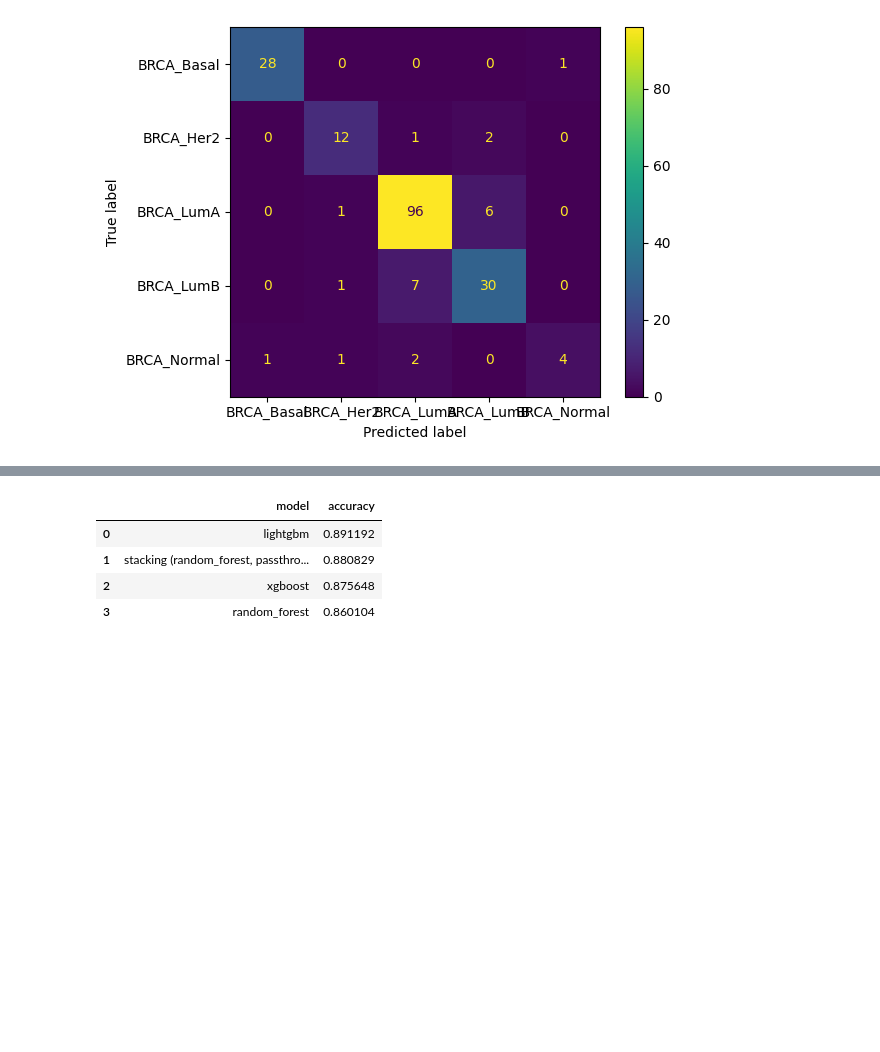
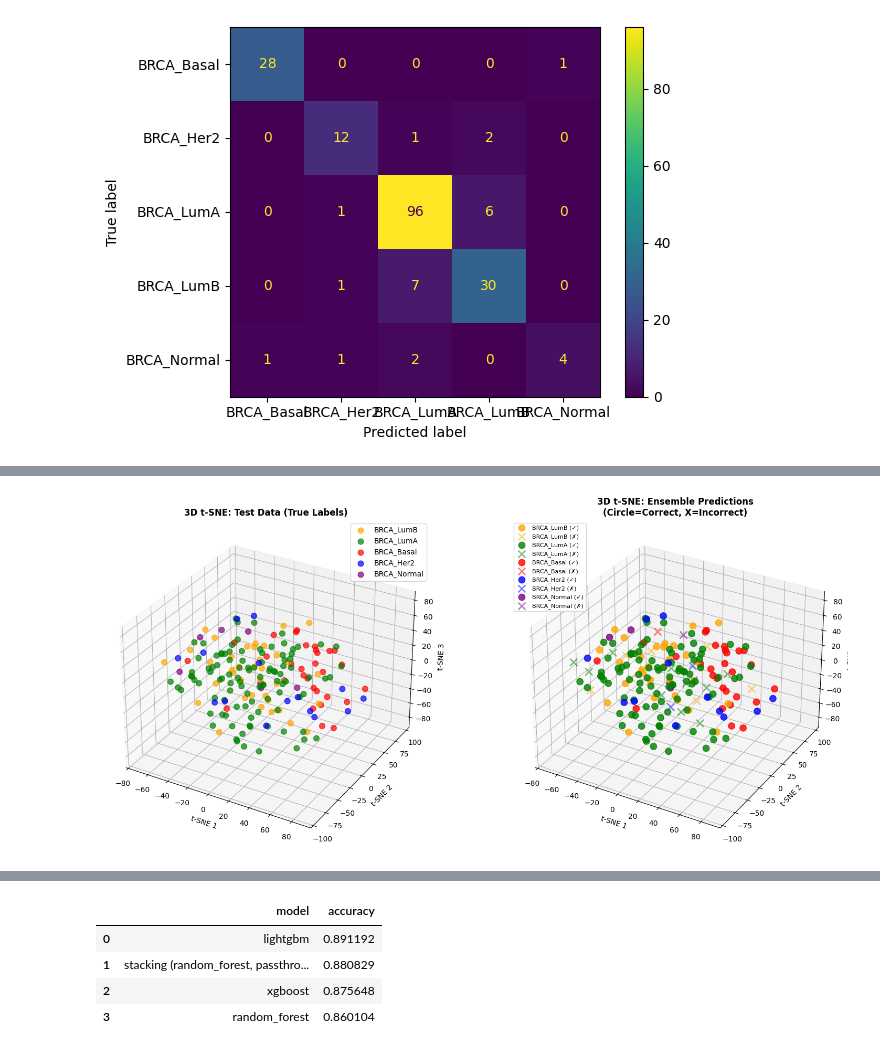
Before and after one commit to MeetPatel-005/Gene-based-breast-cancer-subtype-classification, a Jupyter notebook: main.ipynb, the cells around one changed output, grey strips where cells are left out. Cells and saved outputs as stored; diff of their text form; code cells hidden in the pictures; blank space fills up the shorter version.

```diff
--- a/main.ipynb
+++ b/main.ipynb
@@ -504,0 +574,93 @@ ConfusionMatrixDisplay(stk["conf_mat"], display_labels=stk["classes"]).plot()
+# %%
+import matplotlib.pyplot as plt
+from mpl_toolkits.mplot3d import Axes3D
+
+# Apply 3D t-SNE to test data
+tsne_3d = TSNE(n_components=3, random_state=42, perplexity=30, max_iter=1000)
+tsne_results_3d = tsne_3d.fit_transform(stk["X_test"])
+
+# Create dataframe for 3D visualization
+tsne_df_3d = pd.DataFrame({
+    'tsne_1': tsne_results_3d[:, 0],
+    'tsne_2': tsne_results_3d[:, 1],
+    'tsne_3': tsne_results_3d[:, 2],
+    'True_Label': stk["y_test"],
+    'Predicted_Label': stk["y_pred"],
+    'Correct': stk["y_test"] == stk["y_pred"]
+})
+
+# Define color mapping
+color_map = {
+    'BRCA_Basal': 'red',
+    'BRCA_Her2': 'blue',
+    'BRCA_LumA': 'green',
+    'BRCA_LumB': 'orange',
+    'BRCA_Normal': 'purple'
+}
+
+# Create figure with two 3D subplots
+fig = plt.figure(figsize=(16, 7))
+
+# Plot 1: True Labels
+ax1 = fig.add_subplot(121, projection='3d')
+for label in tsne_df_3d['True_Label'].unique():
+    mask = tsne_df_3d['True_Label'] == label
+    ax1.scatter(
+        tsne_df_3d[mask]['tsne_1'],
+        tsne_df_3d[mask]['tsne_2'],
+        tsne_df_3d[mask]['tsne_3'],
+        c=color_map.get(label, 'gray'),
+        label=label,
+        s=60,
+        alpha=0.7
+    )
+ax1.set_xlabel('t-SNE 1')
+ax1.set_ylabel('t-SNE 2')
+ax1.set_zlabel('t-SNE 3')
+ax1.set_title('3D t-SNE: Test Data (True Labels)', fontsize=12, fontweight='bold')
+ax1.legend()
+
+# Plot 2: Predicted Labels (with correct/incorrect distinction)
+ax2 = fig.add_subplot(122, projection='3d')
+for label in tsne_df_3d['Predicted_Label'].unique():
+    mask = tsne_df_3d['Predicted_Label'] == label
+    correct_mask = tsne_df_3d[mask]['Correct']
+
+    # Correct predictions
+    ax2.scatter(
+        tsne_df_3d[mask][correct_mask]['tsne_1'],
+        tsne_df_3d[mask][correct_mask]['tsne_2'],
+        tsne_df_3d[mask][correct_mask]['tsne_3'],
+        c=color_map.get(label, 'gray'),
+        label=f'{label} (✓)',
+        s=80,
+        alpha=0.8,
+        marker='o'
+    )
+
+    # Incorrect predictions (marked with X)
+    if (~correct_mask).sum() > 0:
+        ax2.scatter(
+            tsne_df_3d[mask][~correct_mask]['tsne_1'],
+            tsne_df_3d[mask][~correct_mask]['tsne_2'],
+            tsne_df_3d[mask][~correct_mask]['tsne_3'],
+            c=color_map.get(label, 'gray'),
+            label=f'{label} (✗)',
+            s=100,
+            alpha=0.5,
+            marker='x',
+            linewidths=2
+        )
+
+ax2.set_xlabel('t-SNE 1')
+ax2.set_ylabel('t-SNE 2')
+ax2.set_zlabel('t-SNE 3')
+ax2.set_title('3D t-SNE: Ensemble Predictions\n(Circle=Correct, X=Incorrect)', fontsize=12, fontweight='bold')
+ax2.legend(loc='upper left', fontsize=8)
+
+plt.tight_layout()
+plt.show()
+
+print("3D t-SNE Visualization Complete!")
+# %% [output]
+[figure, added]
```
Also changed, not shown: parts of 7 cells of this notebook, 1 other file.
